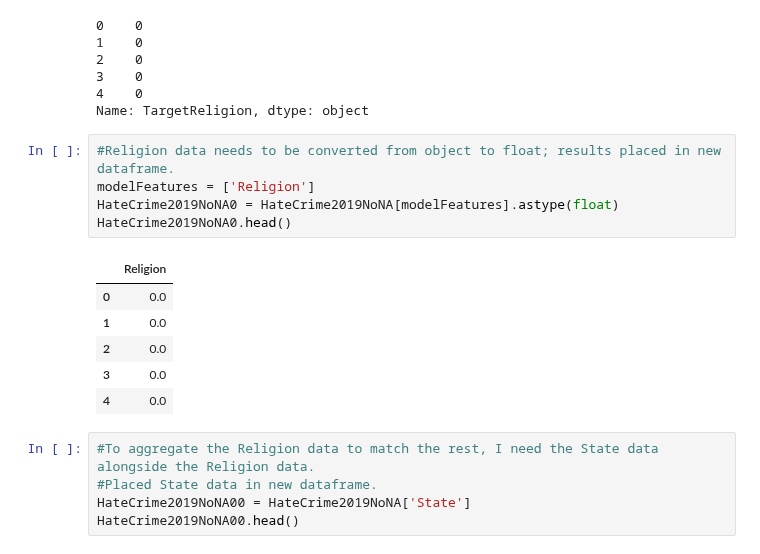
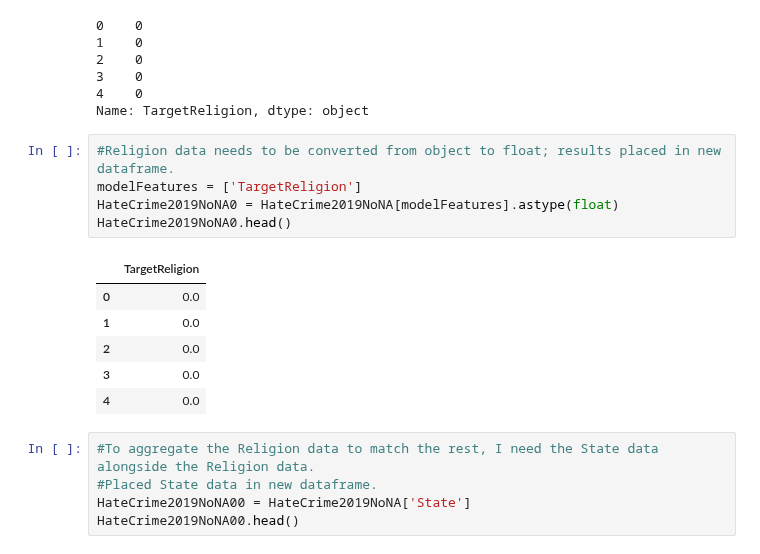
Before and after one commit to atamara/CrimeStatistics, a Jupyter notebook: Sayira Furnish - Data Wrangling.ipynb, the cells around one changed output. Drawn from its saved outputs; the diff is of its cells as text.

```diff
--- a/Sayira Furnish - Data Wrangling.ipynb
+++ b/Sayira Furnish - Data Wrangling.ipynb
@@ -277,11 +277,11 @@ HateCrime2019NoNA0.head()
 Name: TargetReligion, dtype: object
 # %%
 #Religion data needs to be converted from object to float; results placed in new dataframe.
-modelFeatures = ['Religion']
+modelFeatures = ['TargetReligion']
 HateCrime2019NoNA0 = HateCrime2019NoNA[modelFeatures].astype(float)
 HateCrime2019NoNA0.head()
 # %% [output]
-|  | Religion |
+|  | TargetReligion |
 | 0 | 0.0 |
 | 1 | 0.0 |
 | 2 | 0.0 |
```
Also changed, not shown: parts of 17 cells of this notebook, 1 other file.
